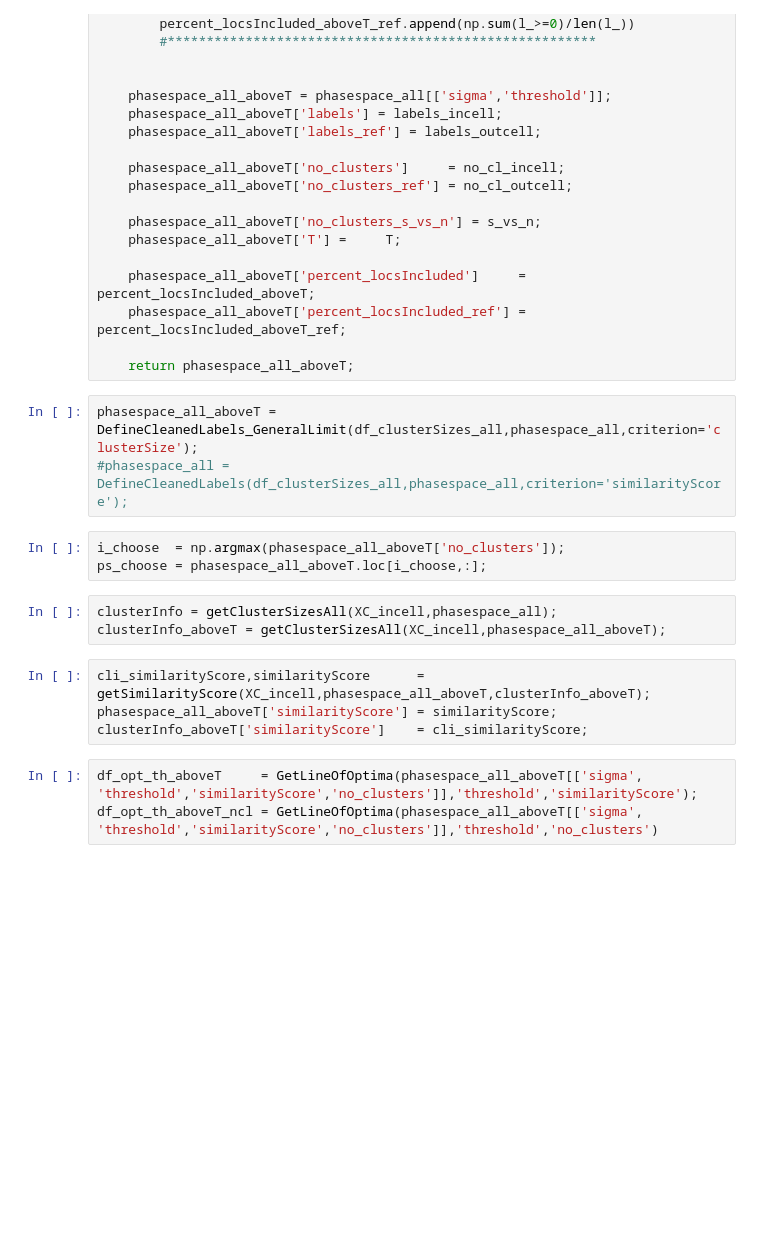
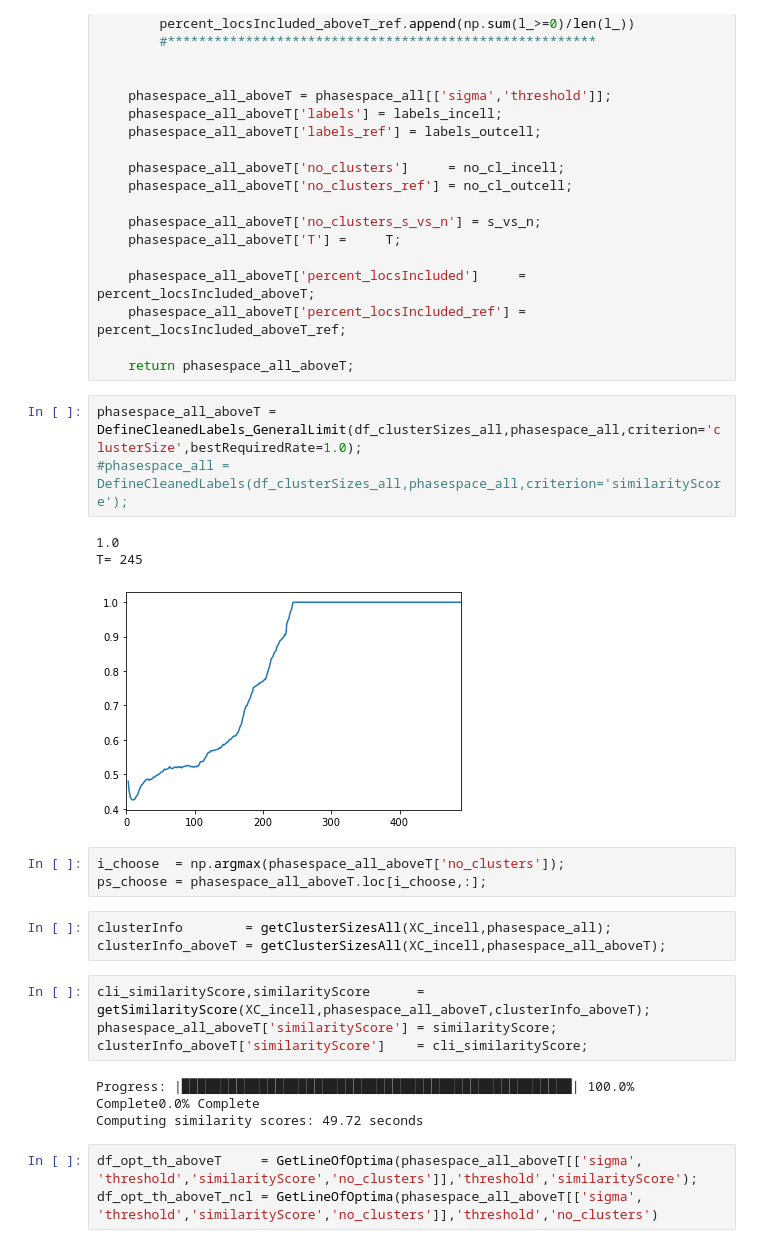
Before and after one commit to NoldAndreas/FINDER, a Jupyter notebook: Code/FigX4_Explore2DOptimizer_withReference_Streamlined_highDensityNoise.ipynb, the cells around one changed output. Drawn from its saved outputs; the diff is of its cells as text; blank space fills up the shorter version.

```diff
--- a/Code/FigX4_Explore2DOptimizer_withReference_Streamlined_highDensityNoise.ipynb
+++ b/Code/FigX4_Explore2DOptimizer_withReference_Streamlined_highDensityNoise.ipynb
@@ -538,18 +515,25 @@ def DefineCleanedLabels(df_clusterSizes_all,phasespace_all,criterion):
 
     return phasespace_all_aboveT;
 # %%
-phasespace_all_aboveT = DefineCleanedLabels_GeneralLimit(df_clusterSizes_all,phasespace_all,criterion='clusterSize');
+phasespace_all_aboveT = DefineCleanedLabels_GeneralLimit(df_clusterSizes_all,phasespace_all,criterion='clusterSize',bestRequiredRate=1.0);
 #phasespace_all = DefineCleanedLabels(df_clusterSizes_all,phasespace_all,criterion='similarityScore');
+# %% [output]
+1.0
+T= 245
+[figure, added]
 # %%
 i_choose  = np.argmax(phasespace_all_aboveT['no_clusters']);
 ps_choose = phasespace_all_aboveT.loc[i_choose,:];
 # %%
-clusterInfo = getClusterSizesAll(XC_incell,phasespace_all);
+clusterInfo        = getClusterSizesAll(XC_incell,phasespace_all);
 clusterInfo_aboveT = getClusterSizesAll(XC_incell,phasespace_all_aboveT);
 # %%
 cli_similarityScore,similarityScore      = getSimilarityScore(XC_incell,phasespace_all_aboveT,clusterInfo_aboveT);
 phasespace_all_aboveT['similarityScore'] = similarityScore;
 clusterInfo_aboveT['similarityScore']    = cli_similarityScore;
+# %% [output]
+Progress: |██████████████████████████████████████████████████| 100.0% Complete0.0% Complete
+Computing similarity scores: 49.72 seconds
 # %%
 df_opt_th_aboveT     = GetLineOfOptima(phasespace_all_aboveT[['sigma', 'threshold','similarityScore','no_clusters']],'threshold','similarityScore');
 df_opt_th_aboveT_ncl = GetLineOfOptima(phasespace_all_aboveT[['sigma', 'threshold','similarityScore','no_clusters']],'threshold','no_clusters')
```
Also changed, not shown: parts of 15 cells of this notebook, 7 other files.
